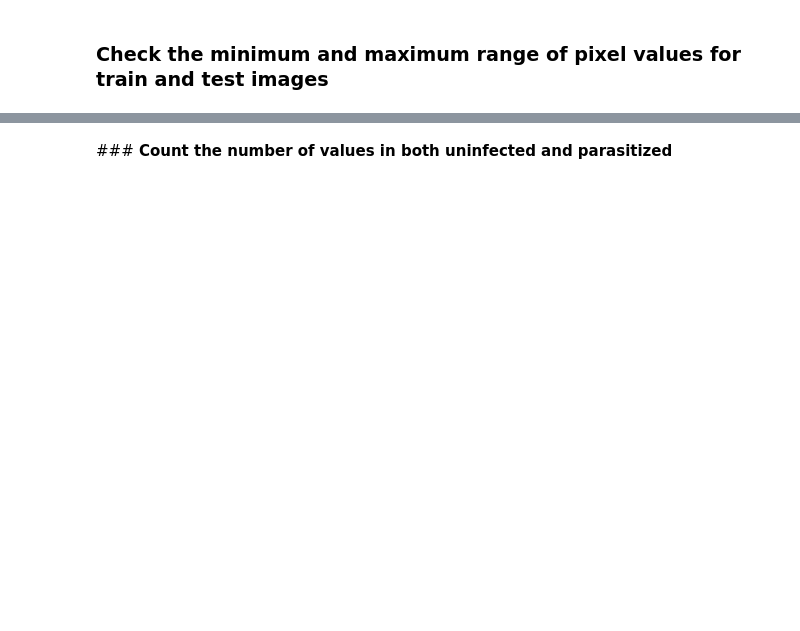
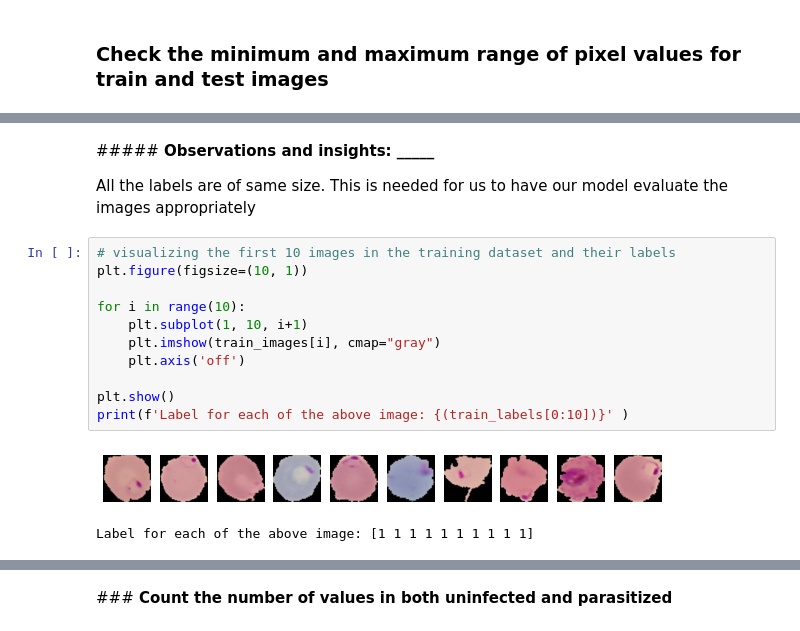
Before and after one commit to shajohn4/Portfolio, a Jupyter notebook: Reference_Notebook_Milestone_1_Deep_Learning_Final_Version.ipynb, the cells around one changed output, grey strips where cells are left out. Drawn from its saved outputs; the diff is of its cells as text; blank space fills up the shorter version.

```diff
--- a/Reference_Notebook_Milestone_1_Deep_Learning_Final_Version.ipynb
+++ b/Reference_Notebook_Milestone_1_Deep_Learning_Final_Version.ipynb
@@ -188,0 +244,18 @@ test_labels = np.array(test_labels)
+# %% [markdown]
+#####<b> Observations and insights: _____
+
+All the labels are of same size. This is needed for us to have our model evaluate the images appropriately
+# %%
+# visualizing the first 10 images in the training dataset and their labels
+plt.figure(figsize=(10, 1))
+
+for i in range(10):
+    plt.subplot(1, 10, i+1)
+    plt.imshow(train_images[i], cmap="gray")
+    plt.axis('off')
+
+plt.show()
+print(f'Label for each of the above image: {(train_labels[0:10])}' )
+# %% [output]
+[figure, added]
+Label for each of the above image: [1 1 1 1 1 1 1 1 1 1]
```
Also changed, not shown: parts of 47 cells of this notebook.
